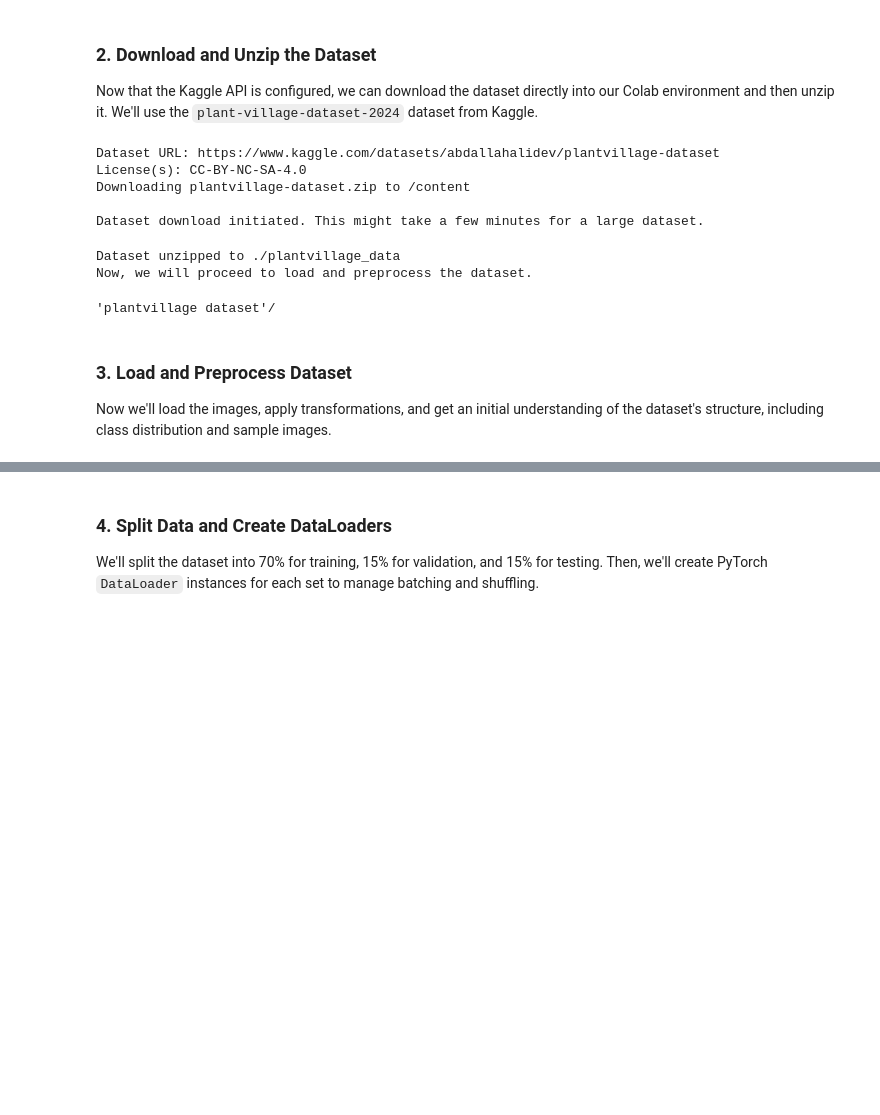
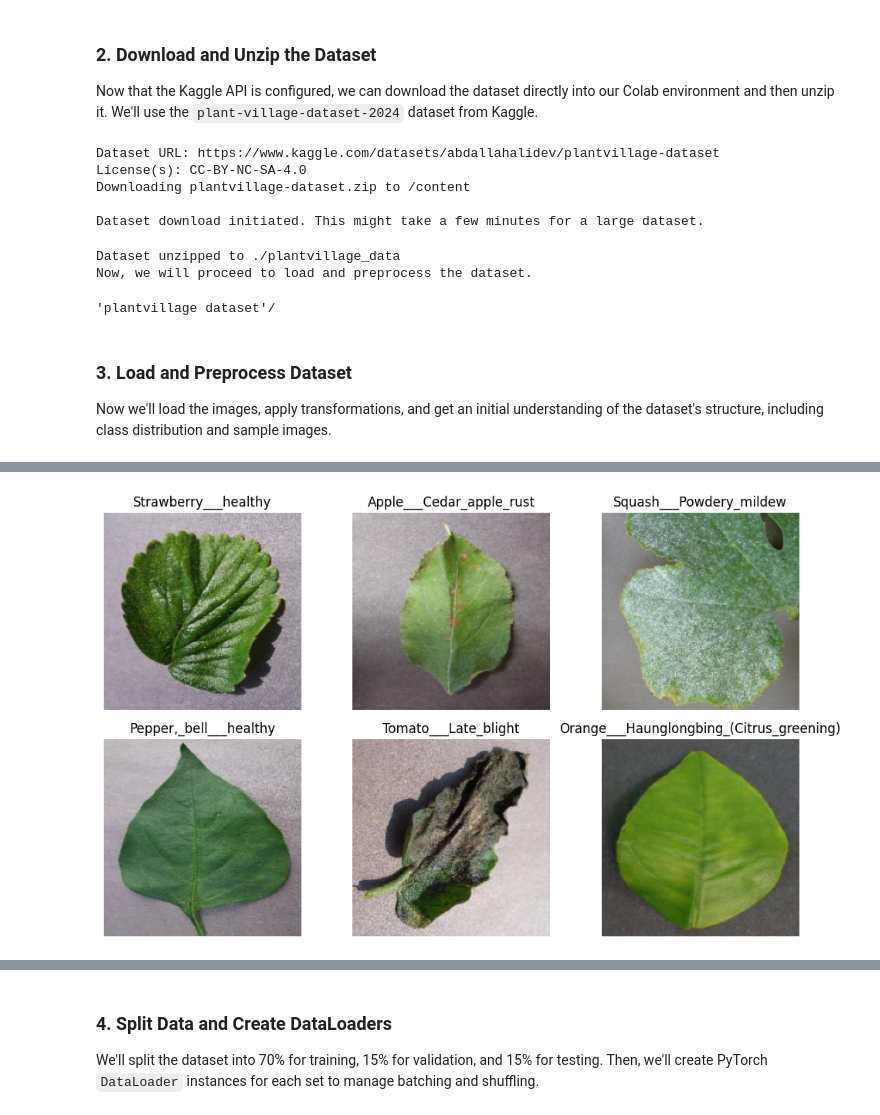
Before and after one commit to athiqhahammad2-art/-Agriculture-Smart-Farming---Computer-Vision-for-Crop-Disease-Detection-, a Jupyter notebook: Plant_Disease_Detection.ipynb, the cells around one changed output, grey strips where cells are left out. Drawn from its saved outputs; the diff is of its cells as text; code cells hidden in the pictures; blank space fills up the shorter version.

```diff
--- a/Plant_Disease_Detection.ipynb
+++ b/Plant_Disease_Detection.ipynb
@@ -187,0 +74,82 @@ Dataset loaded and basic preprocessing applied. Transforms for augmentation and
+# %%
+# 🔗 1. Set Dataset Path
+data_path = "./plantvillage_data/plantvillage dataset/color" # Points to local unzipped data, adjusted for nested folder
+
+# 📦 Imports
+import os
+import random
+import numpy as np
+import pandas as pd
+import matplotlib.pyplot as plt
+from PIL import Image
+
+import torch
+from torchvision import datasets, transforms
+from torch.utils.data import DataLoader
+
+# -------------------------------
+# 📊 2. Preprocessing for CNN
+# -------------------------------
+transform = transforms.Compose([
+    transforms.Resize((224, 224)), # Resize images to 224x224, common for many CNNs
+    transforms.ToTensor() # Convert PIL Image to PyTorch Tensor
+])
+
+# Load the dataset using ImageFolder
+dataset = datasets.ImageFolder(root=data_path, transform=transform)
+
+# Get class names and total number of classes
+class_names = dataset.classes
+num_classes = len(class_names)
+print(f"Number of classes: {num_classes}")
+print(f"Class names: {class_names}")
+
+# Calculate class counts
+class_counts = {class_name: 0 for class_name in class_names}
+for _, label_idx in dataset.samples:
+    class_name = class_names[label_idx]
+    class_counts[class_name] += 1
+
+df_class_counts = pd.DataFrame(class_counts.items(), columns=["Class", "Count"])
+df_class_counts = df_class_counts.sort_values(by="Count", ascending=False)
+
+print("\nClass Distribution (Top 5):")
+print(df_class_counts.head())
+
+# -------------------------------
+# 📊 3. Plot Class Distribution
+# -------------------------------
+plt.figure(figsize=(15, 7))
+plt.bar(df_class_counts["Class"], df_class_counts["Count"])
+plt.xticks(rotation=90)
+plt.title("Class Distribution")
+plt.xlabel("Classes")
+plt.ylabel("Number of Images")
+plt.tight_layout()
+plt.show()
+
+# -------------------------------
+# 🖼 4. Show Sample Images
+# -------------------------------
+plt.figure(figsize=(10, 6))
+
+# Get a few random samples
+num_samples_to_show = 6
+if len(dataset) < num_samples_to_show:
+    num_samples_to_show = len(dataset)
+
+for i in range(num_samples_to_show):
+    idx = random.randint(0, len(dataset) - 1)
+    img_tensor, label_idx = dataset[idx]
+    img_pil = transforms.ToPILImage()(img_tensor)
+
+    plt.subplot(2, 3, i + 1)
+    plt.imshow(img_pil)
+    plt.title(class_names[label_idx])
+    plt.axis("off")
+
+plt.tight_layout()
+plt.show()
+
+print("Dataset loaded and basic preprocessing applied.")
+# %% [output]
@@ -187,0 +167 @@ Dataset loaded and basic preprocessing applied. Transforms for augmentation and
+[figure, added]
```
Also changed, not shown: parts of 38 cells of this notebook.
